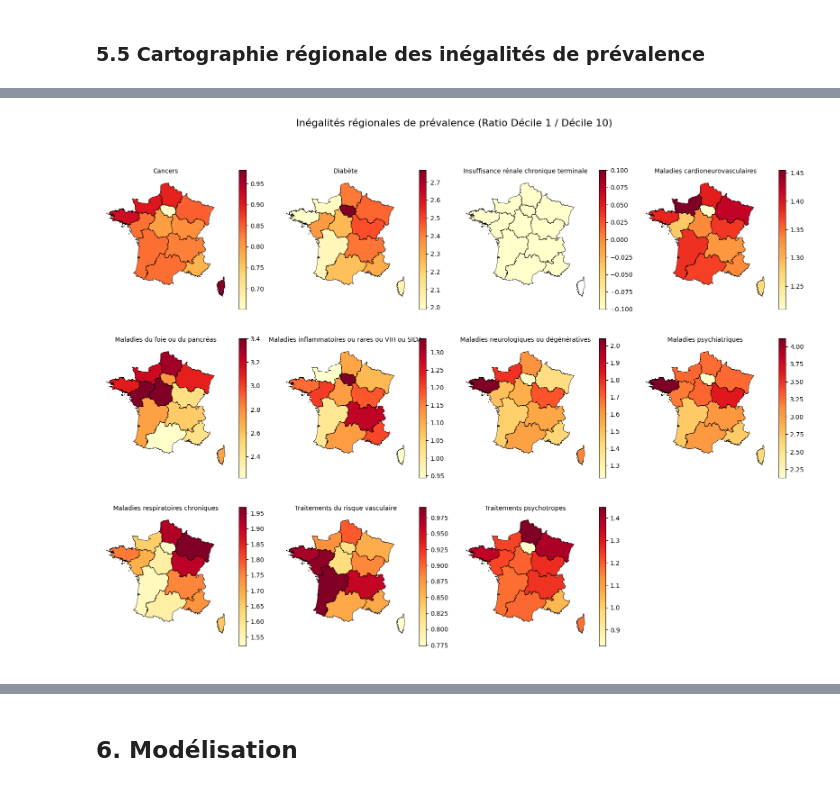
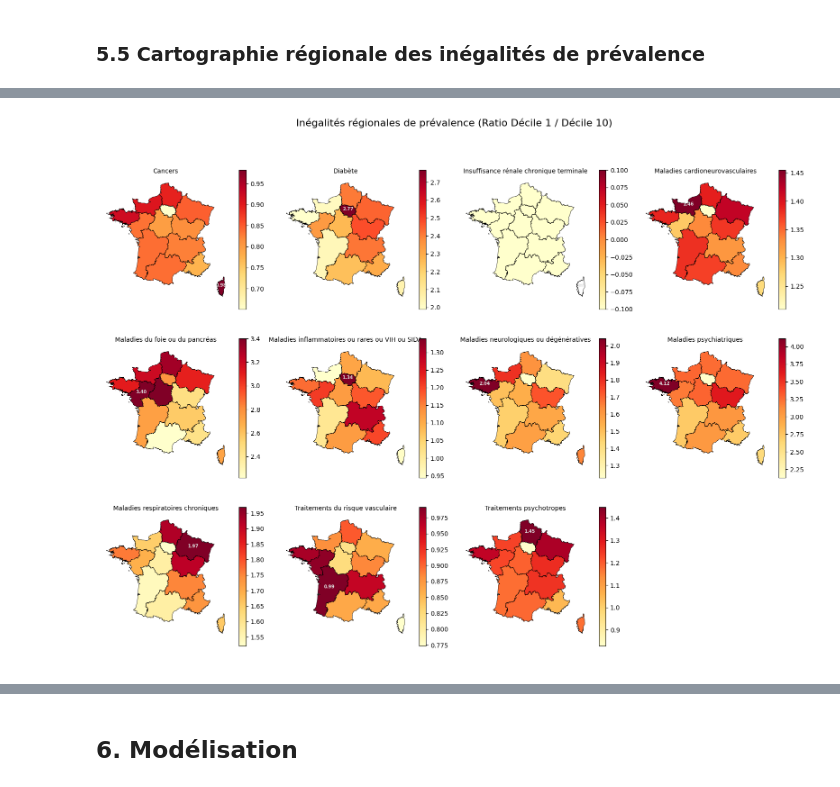
Before and after one commit to clemence-pinsard/projet_python_pour_datascience, a Jupyter notebook: main.ipynb, the cells around one changed output, grey strips where cells are left out. Drawn from its saved outputs; the diff is of its cells as text; code cells hidden in the pictures.

```diff
--- a/main.ipynb
+++ b/main.ipynb
@@ -669,6 +740,25 @@ g.map(sns.lineplot, "valGroupage", "ratio_to_D10", marker="o", color="blue")
 g.set_axis_labels("Décile de niveau de vie", "Ratio (Réf: D10)")
 g.set_titles(col_template="{col_name}")
 
+g.refline(y=1, linestyle="--", color="gray", linewidth=1)  # ← ligne de référence à y=1
+
+# Annotation de la valeur du ratio au décile 1 sur chaque facette
+for ax, (catlib, group) in zip(g.axes.flat, df_inc_ratio.groupby("catLib")):
+    val = group.loc[group["valGroupage"] == 1, "ratio_to_D10"]
+    if not val.empty:
+        ax.annotate(f"{val.values[0]:.2f}", xy=(1, val.values[0]),
+                    xytext=(4, 4), textcoords="offset points", fontsize=7.5, fontweight="bold")
+
+g.fig.suptitle("Inégalités d'incidence selon chaque dixième de niveau de vie", fontsize=16)
+
+# ← Note de lecture intégrée dans la figure (remplace la cellule Markdown suivante)
+g.fig.text(
+    0.5, -0.01,
+    "Lecture : La valeur de référence est fixée à 1.0 pour le 10ème décile (les 10 % les plus aisés). "
+    "Un ratio > 1 indique une incidence plus élevée que chez les plus aisés.",
+    ha="center", fontsize=8.5, style="italic", color="gray"
+)
+
 plt.subplots_adjust(top=0.85)
 g.fig.suptitle("Inégalités d'incidence selon chaque dixième de niveau de vie", fontsize=16)
 plt.show()
@@ -727,34 +844,44 @@ url_geojson = "https://raw.githubusercontent.com/gregoiredavid/france-geojson/ma
 gdf_regions = gpd.read_file(url_geojson)
 
 # Jointure spatiale (code région INSEE)
 map_data = gdf_regions.merge(pivot_reg, left_on='code', right_on='valPartition', how='inner')
 
 # Tracé des sous-graphiques géographiques
 pathologies = map_data['catLib'].unique()
 n_cols = 4
 n_rows = (len(pathologies) + n_cols - 1) // n_cols
 
 fig, axes = plt.subplots(n_rows, n_cols, figsize=(16, 4 * n_rows))
 axes = axes.flatten()
 
 for i, patho in enumerate(pathologies):
     ax = axes[i]
     data_patho = map_data[map_data['catLib'] == patho]
     data_patho.plot(column='ratio_D1_D10', ax=ax, legend=True,
                     cmap='YlOrRd', edgecolor='black', linewidth=0.5,
                     legend_kwds={'shrink': 0.8})
+
+    # Annotation de la région au ratio le plus élevé
+    idx_max = data_patho['ratio_D1_D10'].idxmax()
+    centroid = data_patho.loc[idx_max].geometry.centroid
+    ax.annotate(
+        f"{data_patho.loc[idx_max, 'ratio_D1_D10']:.2f}",
+        xy=(centroid.x, centroid.y),
+        ha='center', fontsize=7, color='gainsboro', fontweight='bold'
+    )
+
     ax.set_title(patho, fontsize=10)
     ax.axis('off')
 
 # Masquer les axes vides
 for j in range(i + 1, len(axes)):
     axes[j].axis('off')
 
 plt.suptitle("Inégalités régionales de prévalence (Ratio Décile 1 / Décile 10)", fontsize=16, y=1.02)
 plt.tight_layout()
 plt.show()
 # %% [output]
-[figure, old version]
+[figure, new version]
 # %% [markdown]
 Plus la teinte est sombre (rouge), plus l'inégalité sociale est marquée. À l'inverse, une teinte claire indique une pathologie qui frappe de manière plus uniforme les différentes classes sociales du territoire.
 
```
Also changed, not shown: parts of 17 cells of this notebook, 1 other file.
